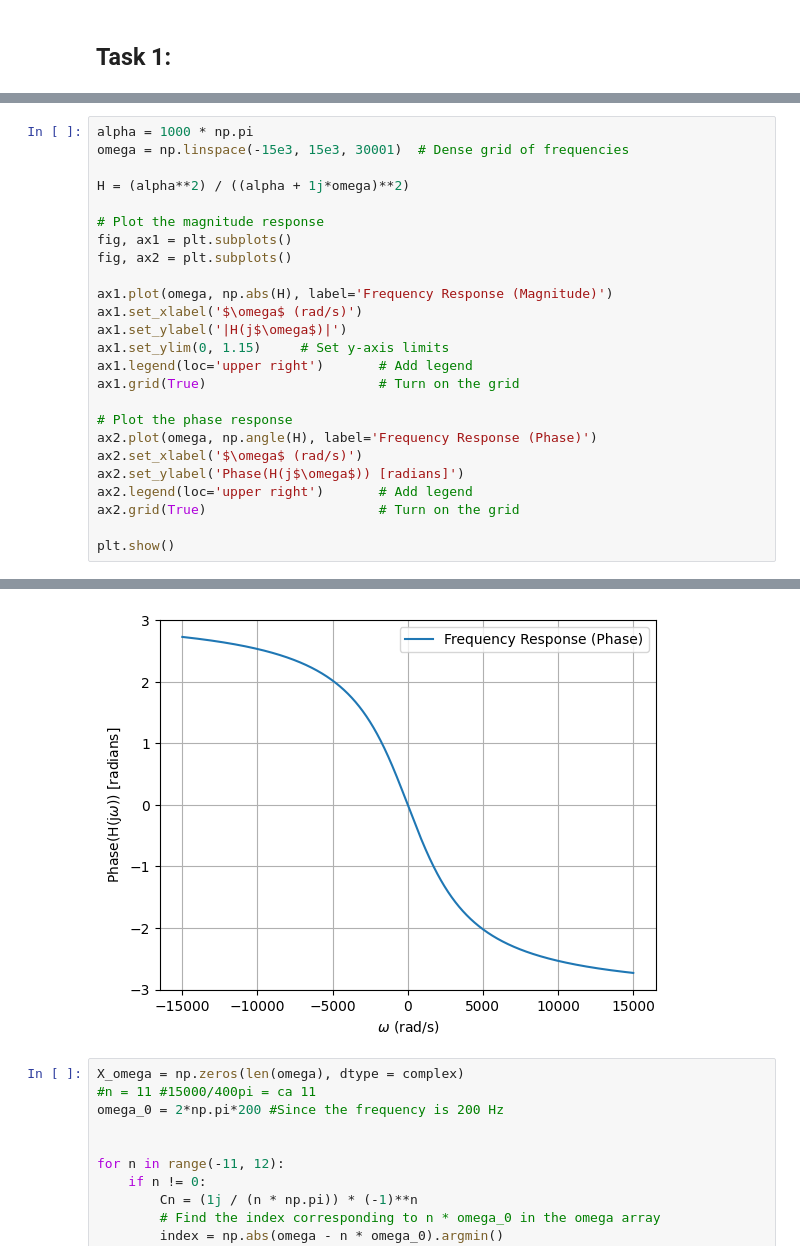
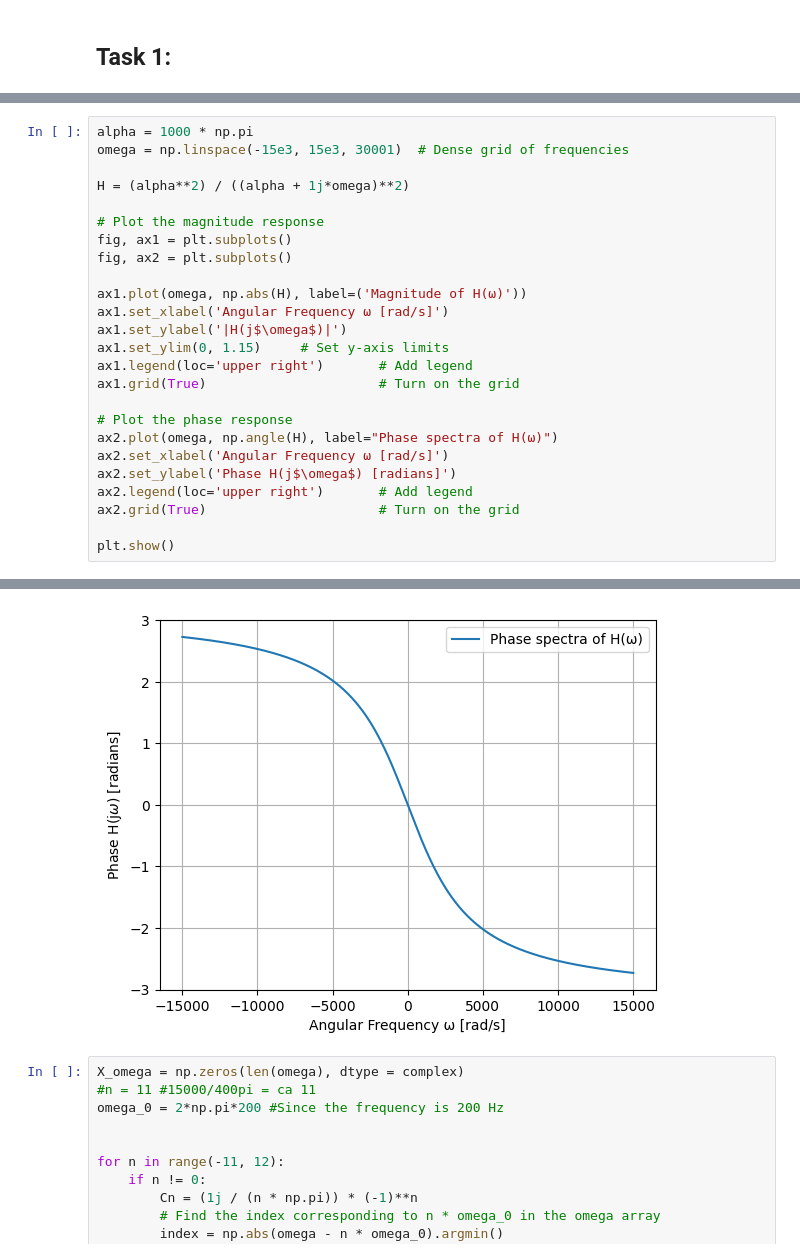
Before and after one commit to OliverHansson/Sigtrans_assignments, a Jupyter notebook: Assignment2/Assignment2.ipynb, the cells around one changed output, grey strips where cells are left out. Cells and saved outputs as stored; diff of their text form.

```diff
--- a/Assignment2/Assignment2.ipynb
+++ b/Assignment2/Assignment2.ipynb
@@ -42,17 +42,17 @@ H = (alpha**2) / ((alpha + 1j*omega)**2)
 fig, ax1 = plt.subplots()
 fig, ax2 = plt.subplots()
 
-ax1.plot(omega, np.abs(H), label='Frequency Response (Magnitude)')
-ax1.set_xlabel('$\omega$ (rad/s)')
+ax1.plot(omega, np.abs(H), label=('Magnitude of H(ω)'))
+ax1.set_xlabel('Angular Frequency ω [rad/s]')
 ax1.set_ylabel('|H(j$\omega$)|')
 ax1.set_ylim(0, 1.15)     # Set y-axis limits
 ax1.legend(loc='upper right')       # Add legend
 ax1.grid(True)                      # Turn on the grid
 
 # Plot the phase response
-ax2.plot(omega, np.angle(H), label='Frequency Response (Phase)')
-ax2.set_xlabel('$\omega$ (rad/s)')
-ax2.set_ylabel('Phase(H(j$\omega$)) [radians]')
+ax2.plot(omega, np.angle(H), label="Phase spectra of H(ω)")
+ax2.set_xlabel('Angular Frequency ω [rad/s]')
+ax2.set_ylabel('Phase H(j$\omega$) [radians]')
 ax2.legend(loc='upper right')       # Add legend
 ax2.grid(True)                      # Turn on the grid
 
@@ -62,4 +62,4 @@ plt.show()
-[figure, old version]
+[figure, new version]
 # %%
 X_omega = np.zeros(len(omega), dtype = complex)
 #n = 11 #15000/400pi = ca 11
```
Also changed, not shown: parts of 4 cells of this notebook, 6 other files.
